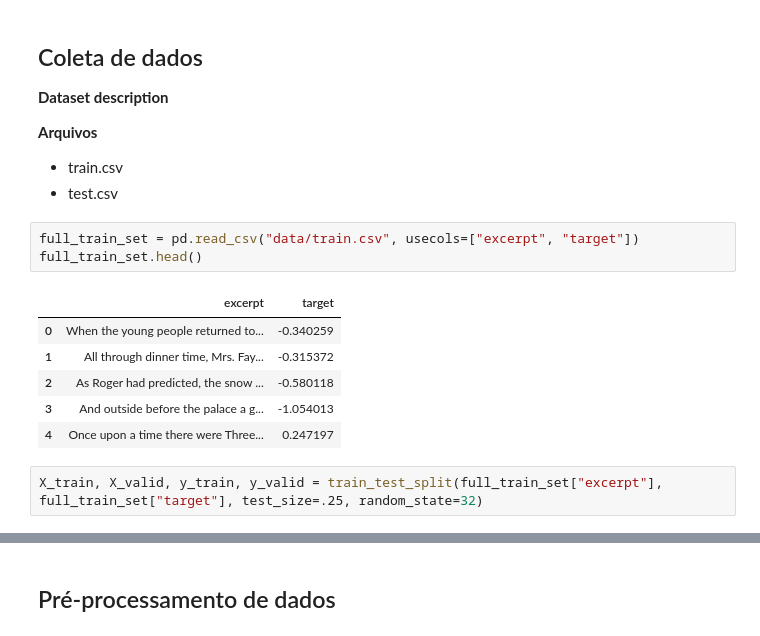
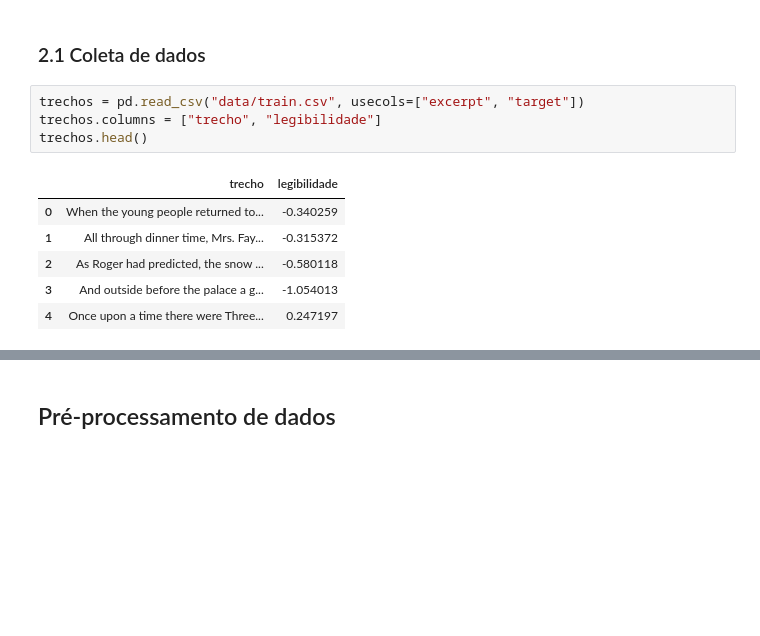
Before and after one commit to gomesluiz/commonlit-readability-predicting, a Jupyter notebook: make_model.ipynb, the cells around one changed output, grey strips where cells are left out. Cells and saved outputs as stored; diff of their text form; blank space fills up the shorter version.

```diff
--- a/make_model.ipynb
+++ b/make_model.ipynb
@@ -48,20 +89,13 @@ stopwords = nltk.corpus.stopwords.words('english')
 # %% [markdown]
-## Coleta de dados
-
-**Dataset description**
-
-**Arquivos**
-* train.csv
-* test.csv
+### 2.1 Coleta de dados
 # %%
-full_train_set = pd.read_csv("data/train.csv", usecols=["excerpt", "target"])
-full_train_set.head()
+trechos = pd.read_csv("data/train.csv", usecols=["excerpt", "target"])
+trechos.columns = ["trecho", "legibilidade"]
+trechos.head()
 # %% [output]
-|  | excerpt | target |
+|  | trecho | legibilidade |
 | 0 | When the young people returned to... | -0.340259 |
 | 1 | All through dinner time, Mrs. Fay... | -0.315372 |
 | 2 | As Roger had predicted, the snow ... | -0.580118 |
 | 3 | And outside before the palace a g... | -1.054013 |
 | 4 | Once upon a time there were Three... | 0.247197 |
-# %%
-X_train, X_valid, y_train, y_valid = train_test_split(full_train_set["excerpt"], full_train_set["target"], test_size=.25, random_state=32)
```
Also changed, not shown: parts of 18 cells of this notebook.
